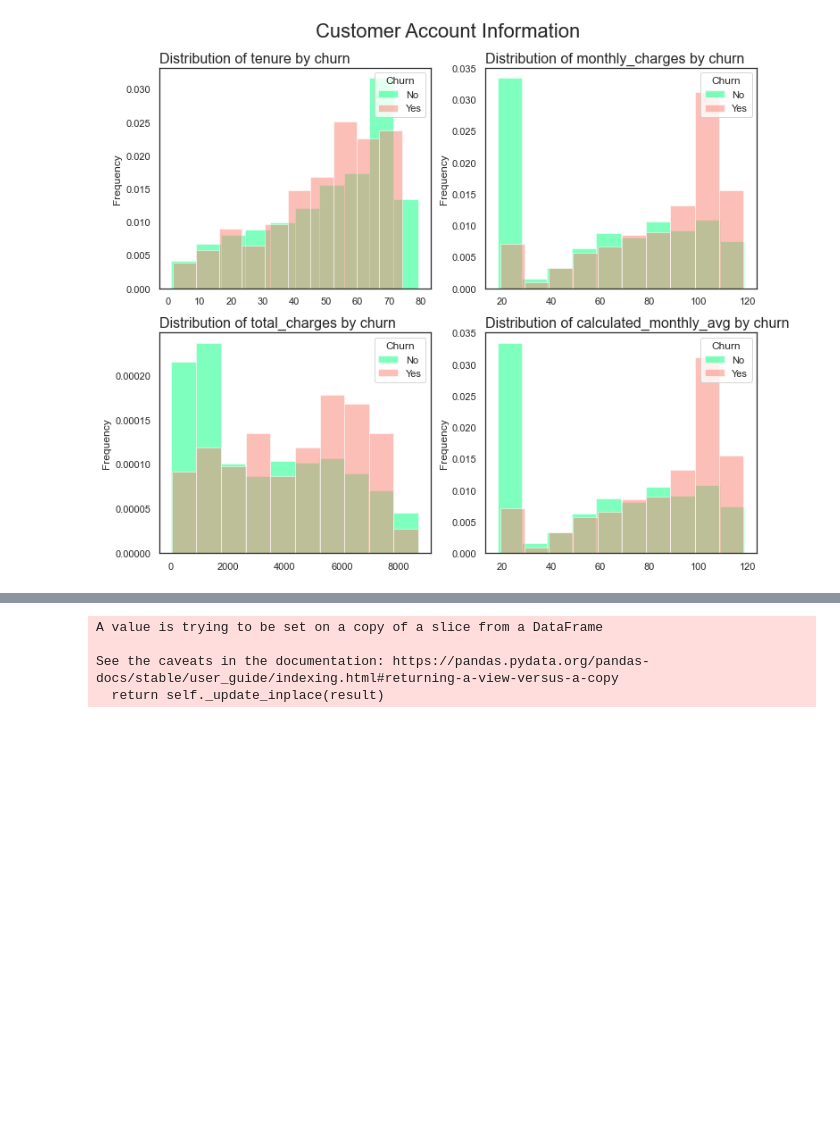
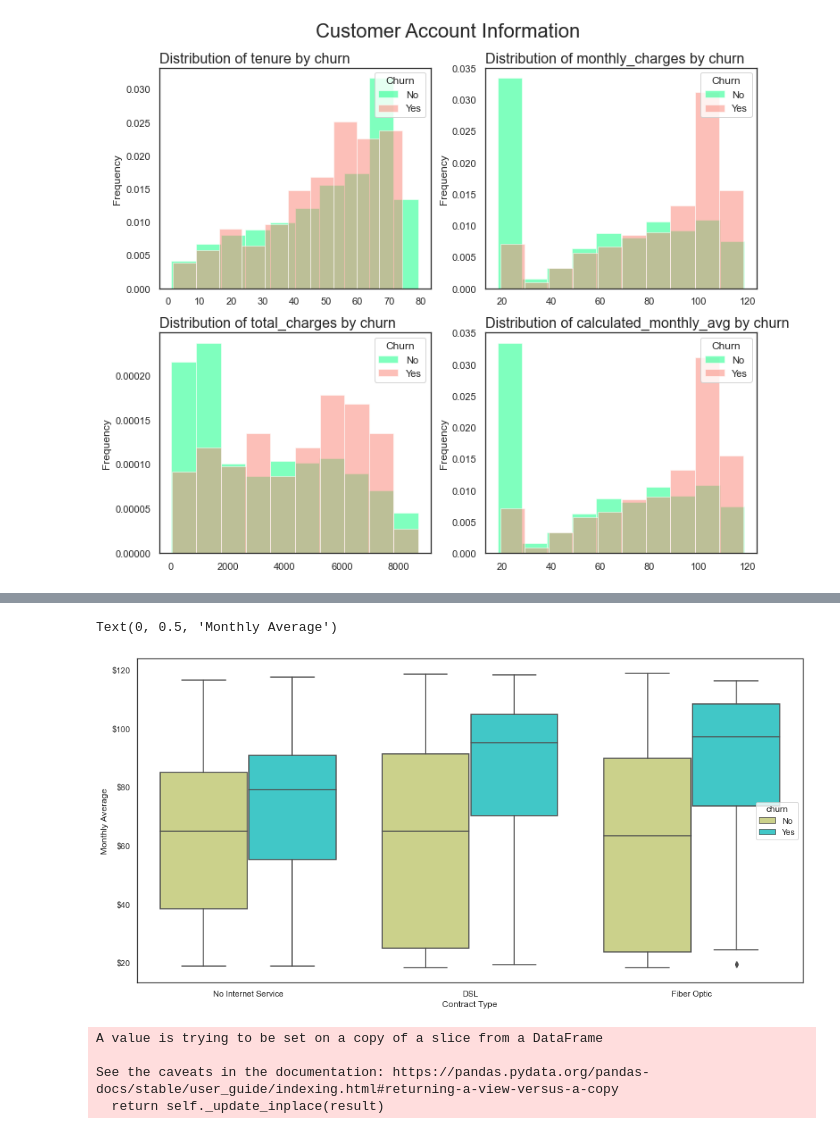
Before and after one commit to JulesMorris/numpy-pandas-visualization-exercises, a Jupyter notebook: refined_telco_2.ipynb, the cells around one changed output, grey strips where cells are left out. Saved outputs shown, nothing was run; the diff lists cells and outputs as text; code cells hidden in the pictures; blank space fills up the shorter version.

```diff
--- a/refined_telco_2.ipynb
+++ b/refined_telco_2.ipynb
@@ -402,3 +471,15 @@ sns.catplot(data = df,
+# %%
+plt.figure(figsize = (16, 8))
+sns.boxplot(data = df, x = 'contract_type',
+           y = 'calculated_monthly_avg', hue = 'churn',
+           palette = 'rainbow_r')
+plt.xticks([0, 1, 2], ['No Internet Service', 'DSL', 'Fiber Optic'])
+plt.yticks([20, 40, 60, 80, 100, 120], ['$20', '$40', '$60', '$80', '$100', '$120'])
+plt.xlabel('Contract Type')
+plt.ylabel('Monthly Average')
+# %% [output]
+Text(0, 0.5, 'Monthly Average')
+[figure, added]
 # %%
 #convert predictor variable, 'churn', into numeric binary variable to use w/ further insights like correlation/ML
 
```
Also changed, not shown: parts of 12 cells of this notebook.
